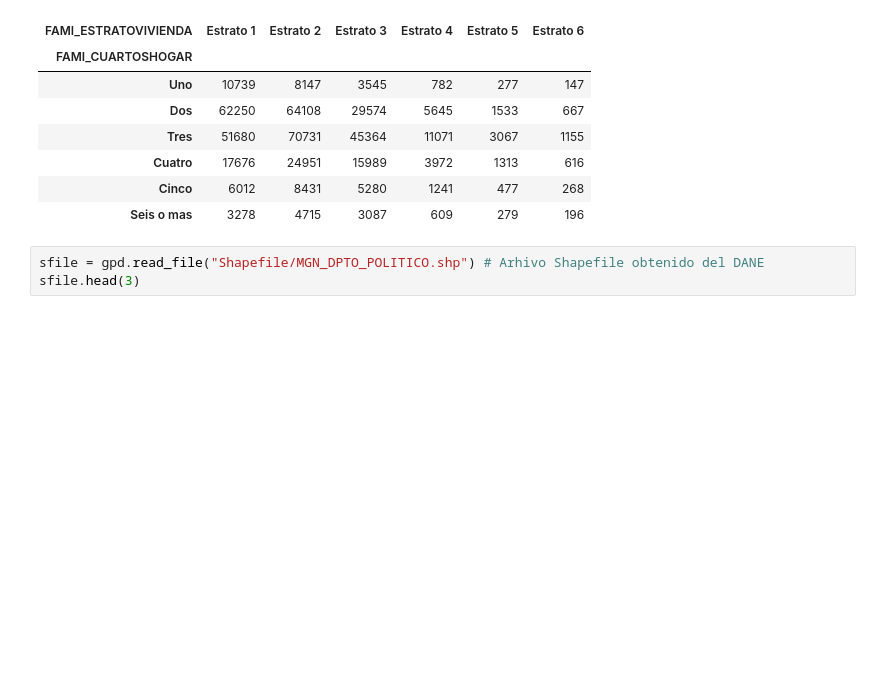
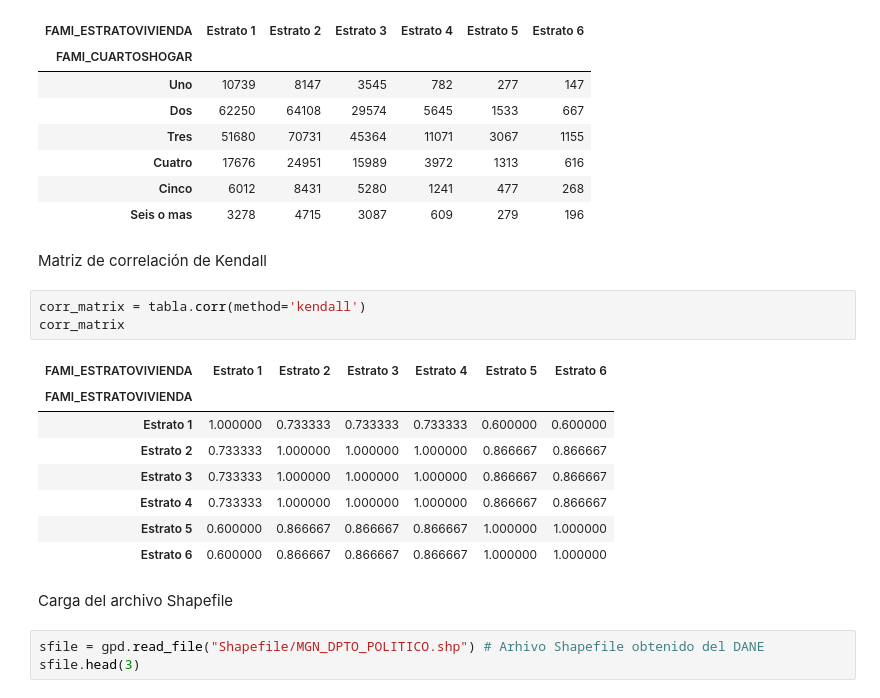
Before and after one commit to jseb4s/Advanced-Statistics, a Jupyter notebook: main.ipynb, the cells around one changed output. Cells and saved outputs as stored; diff of their text form; blank space fills up the shorter version.

```diff
--- a/main.ipynb
+++ b/main.ipynb
@@ -69,6 +101,22 @@ tabla
 | Cuatro | 17676 | 24951 | 15989 | 3972 | 1313 | 616 |
 | Cinco | 6012 | 8431 | 5280 | 1241 | 477 | 268 |
 | Seis o mas | 3278 | 4715 | 3087 | 609 | 279 | 196 |
+# %% [markdown]
+Matriz de correlación de Kendall
+# %%
+corr_matrix = tabla.corr(method='kendall')
+corr_matrix
+# %% [output]
+| FAMI_ESTRATOVIVIENDA | Estrato 1 | Estrato 2 | Estrato 3 | Estrato 4 | Estrato 5 | Estrato 6 |
+| FAMI_ESTRATOVIVIENDA |  |  |  |  |  |  |
+| Estrato 1 | 1.000000 | 0.733333 | 0.733333 | 0.733333 | 0.600000 | 0.600000 |
+| Estrato 2 | 0.733333 | 1.000000 | 1.000000 | 1.000000 | 0.866667 | 0.866667 |
+| Estrato 3 | 0.733333 | 1.000000 | 1.000000 | 1.000000 | 0.866667 | 0.866667 |
+| Estrato 4 | 0.733333 | 1.000000 | 1.000000 | 1.000000 | 0.866667 | 0.866667 |
+| Estrato 5 | 0.600000 | 0.866667 | 0.866667 | 0.866667 | 1.000000 | 1.000000 |
+| Estrato 6 | 0.600000 | 0.866667 | 0.866667 | 0.866667 | 1.000000 | 1.000000 |
+# %% [markdown]
+Carga del archivo Shapefile
 # %%
 sfile = gpd.read_file("Shapefile/MGN_DPTO_POLITICO.shp") # Arhivo Shapefile obtenido del DANE
 sfile.head(3)
```
Also changed, not shown: parts of 9 cells of this notebook.
